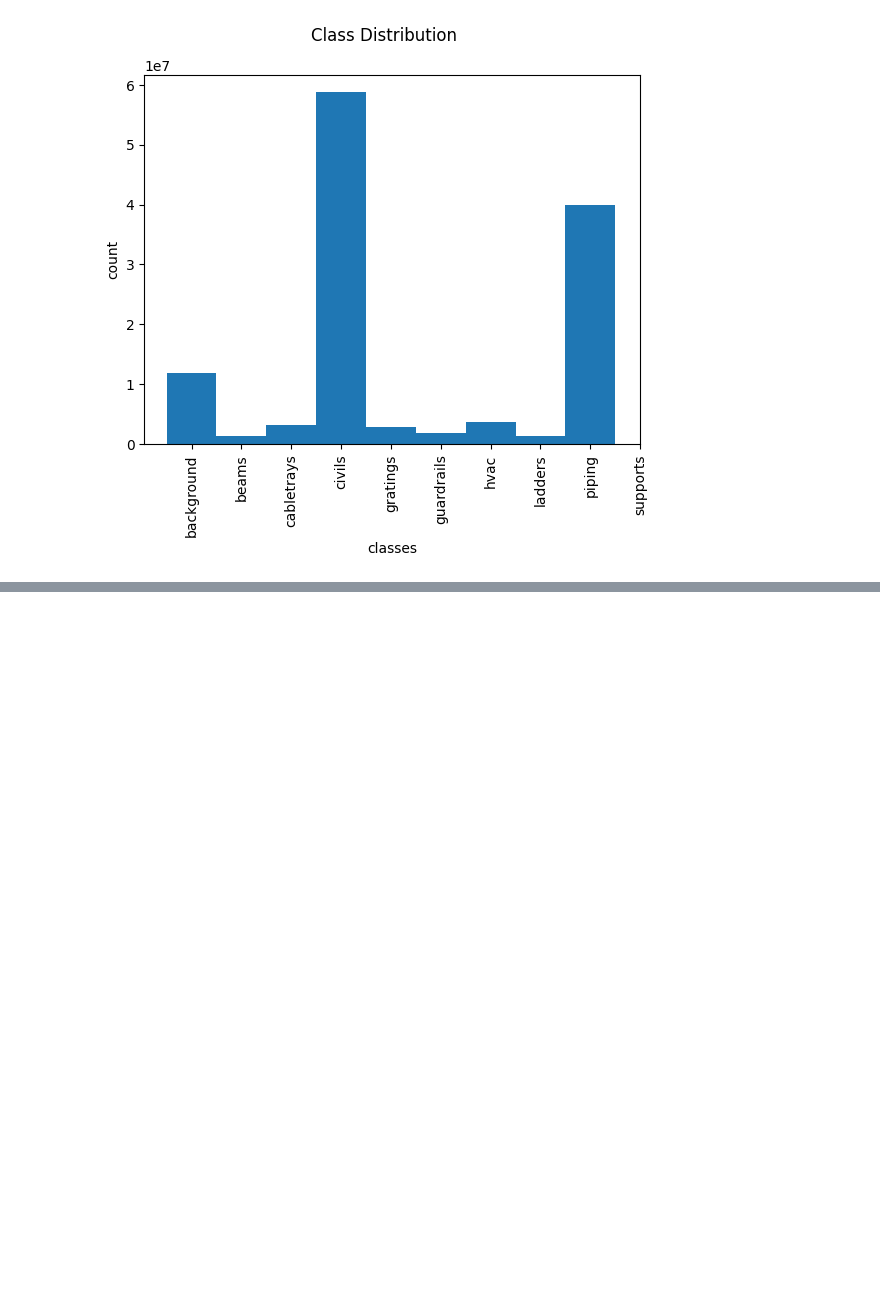
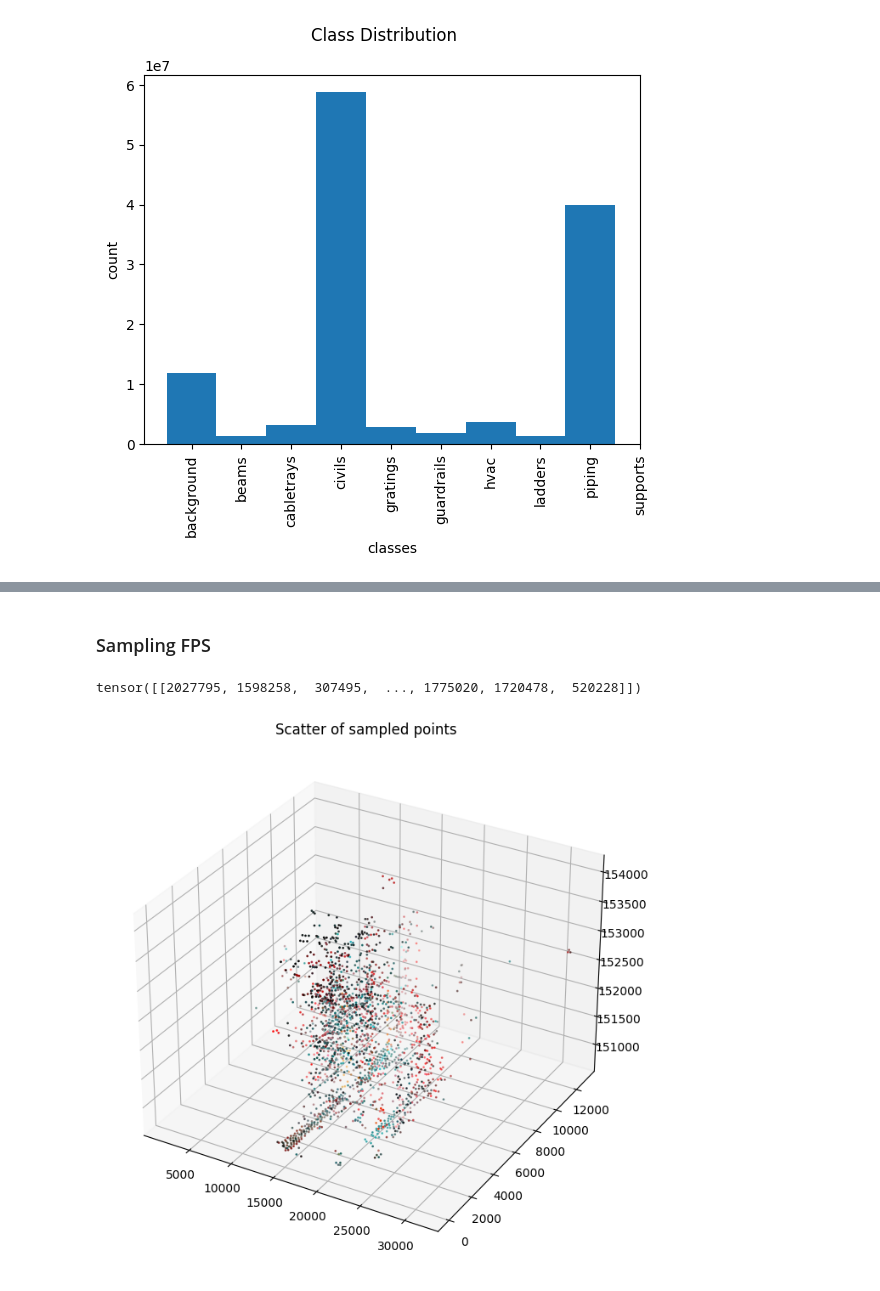
Before and after one commit to alexjercan/point-cloud-segmentation, a Jupyter notebook: eda.ipynb, the cells around one changed output, grey strips where cells are left out. Drawn from its saved outputs; the diff is of its cells as text; code cells hidden in the pictures; blank space fills up the shorter version.

```diff
--- a/eda.ipynb
+++ b/eda.ipynb
@@ -42,0 +93,30 @@ plt.show()
+# %% [markdown]
+### Sampling FPS
+# %%
+x = torch.from_numpy(x_0[:, :3]).view(1, -1, 3)
+
+point_idx = farthest_point_sampler(x, 2000)
+
+point_idx
+# %% [output]
+tensor([[2027795, 1598258,  307495,  ..., 1775020, 1720478,  520228]])
+# %%
+x_sample = x_0[point_idx[0]]
+
+x_sample_pos = x_sample[:, :3]
+x_sample_rgb = x_sample[:, 3:6] / 255.0
+x_sample_int = x_sample[:, 6:] / 255.0
+
+x = x_sample_pos[:, 0]
+y = x_sample_pos[:, 1]
+z = x_sample_pos[:, 2]
+
+fig = plt.figure(figsize=(8, 8))
+ax = fig.add_subplot(111, projection='3d')
+
+ax.scatter(x, y, z, c=x_sample_rgb, s=1)
+
+plt.title("Scatter of sampled points")
+plt.show()
+# %% [output]
+[figure, added]
```
Also changed, not shown: parts of 21 cells of this notebook, 1 other file.
